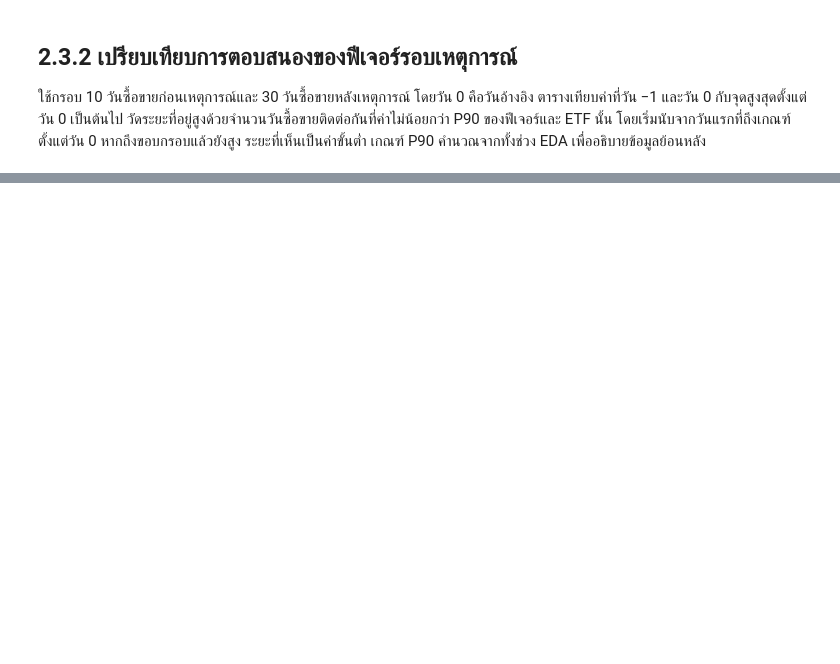
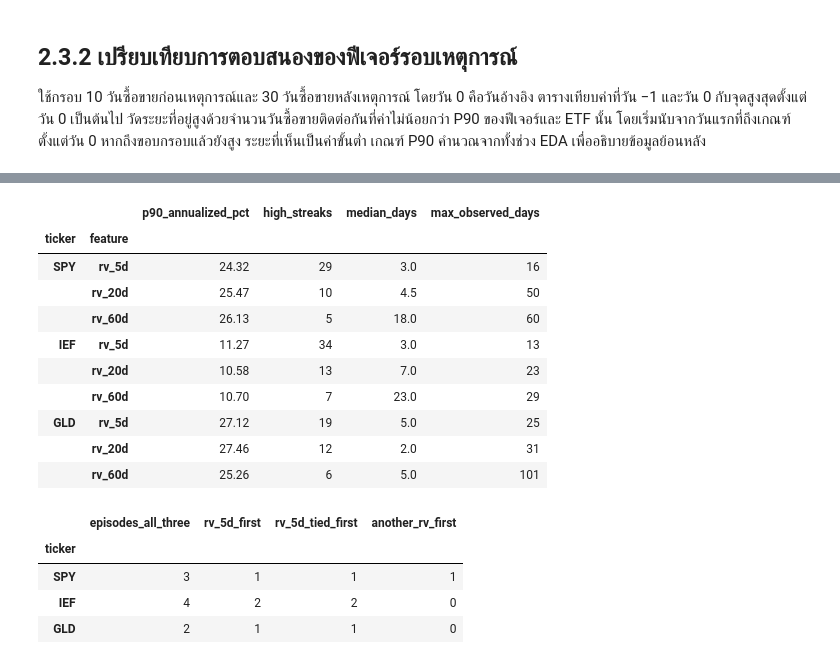
Before and after one commit to 01aptx01/datasci-and-dataen-project, a Jupyter notebook: notebooks/02_eda_features.ipynb, the cells around one changed output, grey strips where cells are left out. Drawn from its saved outputs; the diff is of its cells as text; code cells hidden in the pictures; blank space fills up the shorter version.

```diff
--- a/notebooks/02_eda_features.ipynb
+++ b/notebooks/02_eda_features.ipynb
@@ -449,0 +534,66 @@ display(event_response.round(4))
+# %%
+rv_columns = ["rv_5d", "rv_20d", "rv_60d"]
+duration_rows = []
+timing_rows = []
+
+for ticker in ticker_order:
+    timeline = (
+        eda_features.loc[eda_features["ticker"].eq(ticker)]
+        .set_index("date")[rv_columns]
+        .reindex(analysis_dates)
+    )
+    thresholds = timeline.quantile(0.90)
+    high = timeline.ge(thresholds)
+
+    for column in rv_columns:
+        flags = high[column]
+        streak_id = flags.ne(flags.shift(fill_value=False)).cumsum()
+        lengths = flags.loc[flags].groupby(streak_id).size()
+        duration_rows.append({
+            "ticker": ticker,
+            "feature": column,
+            "p90_annualized_pct": thresholds[column] * 100,
+            "high_streaks": len(lengths),
+            "median_days": lengths.median(),
+            "max_observed_days": lengths.max(),
+        })
+
+    any_high = high.any(axis=1)
+    episode_id = any_high.ne(any_high.shift(fill_value=False)).cumsum()
+    onset_order = []
+    for _, episode in high.loc[any_high].groupby(episode_id):
+        if not episode.any().all():
+            continue
+        first_high = episode.idxmax()
+        short_start = first_high["rv_5d"]
+        other_start = first_high[["rv_20d", "rv_60d"]].min()
+        onset_order.append(np.sign((short_start - other_start).days))
+
+    timing_rows.append({
+        "ticker": ticker,
+        "episodes_all_three": len(onset_order),
+        "rv_5d_first": onset_order.count(-1),
+        "rv_5d_tied_first": onset_order.count(0),
+        "another_rv_first": onset_order.count(1),
+    })
+
+rv_durations = pd.DataFrame(duration_rows).set_index(["ticker", "feature"])
+rv_onsets = pd.DataFrame(timing_rows).set_index("ticker")
+display(rv_durations.round(2), rv_onsets)
+# %% [output]
+|  |  | p90_annualized_pct | high_streaks | median_days | max_observed_days |
+| ticker | feature |  |  |  |  |
+| SPY | rv_5d | 24.32 | 29 | 3.0 | 16 |
+|  | rv_20d | 25.47 | 10 | 4.5 | 50 |
+|  | rv_60d | 26.13 | 5 | 18.0 | 60 |
+| IEF | rv_5d | 11.27 | 34 | 3.0 | 13 |
+|  | rv_20d | 10.58 | 13 | 7.0 | 23 |
+|  | rv_60d | 10.70 | 7 | 23.0 | 29 |
+| GLD | rv_5d | 27.12 | 19 | 5.0 | 25 |
+|  | rv_20d | 27.46 | 12 | 2.0 | 31 |
+|  | rv_60d | 25.26 | 6 | 5.0 | 101 |
+|  | episodes_all_three | rv_5d_first | rv_5d_tied_first | another_rv_first |
+| ticker |  |  |  |  |
+| SPY | 3 | 1 | 1 | 1 |
+| IEF | 4 | 2 | 2 | 0 |
+| GLD | 2 | 1 | 1 | 0 |
```
Also changed, not shown: parts of 13 cells of this notebook.
